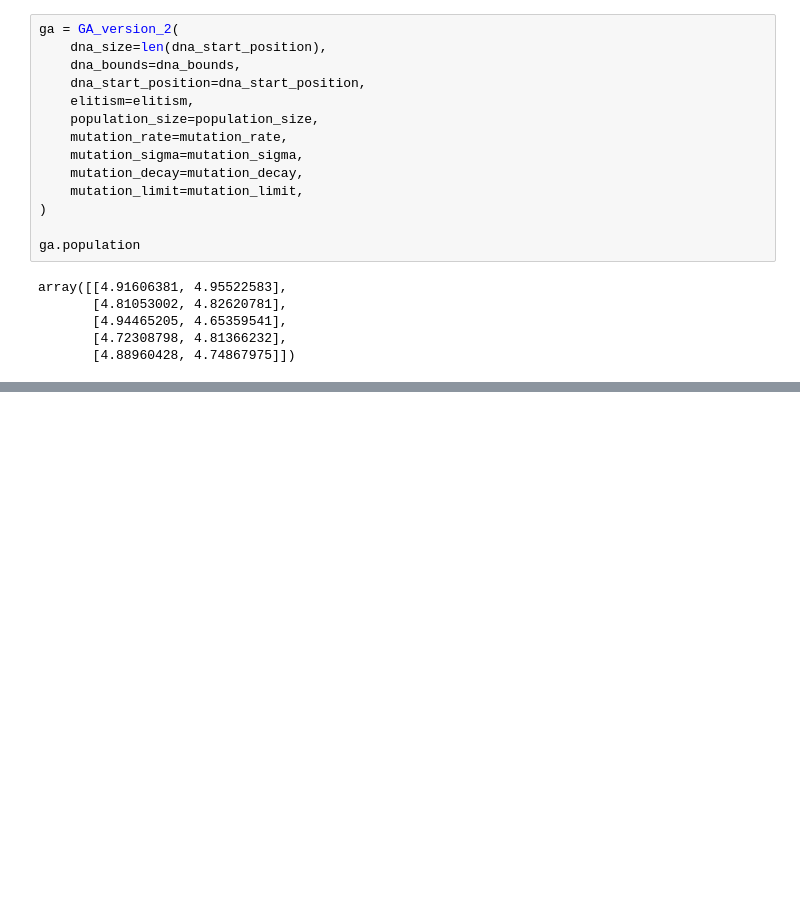
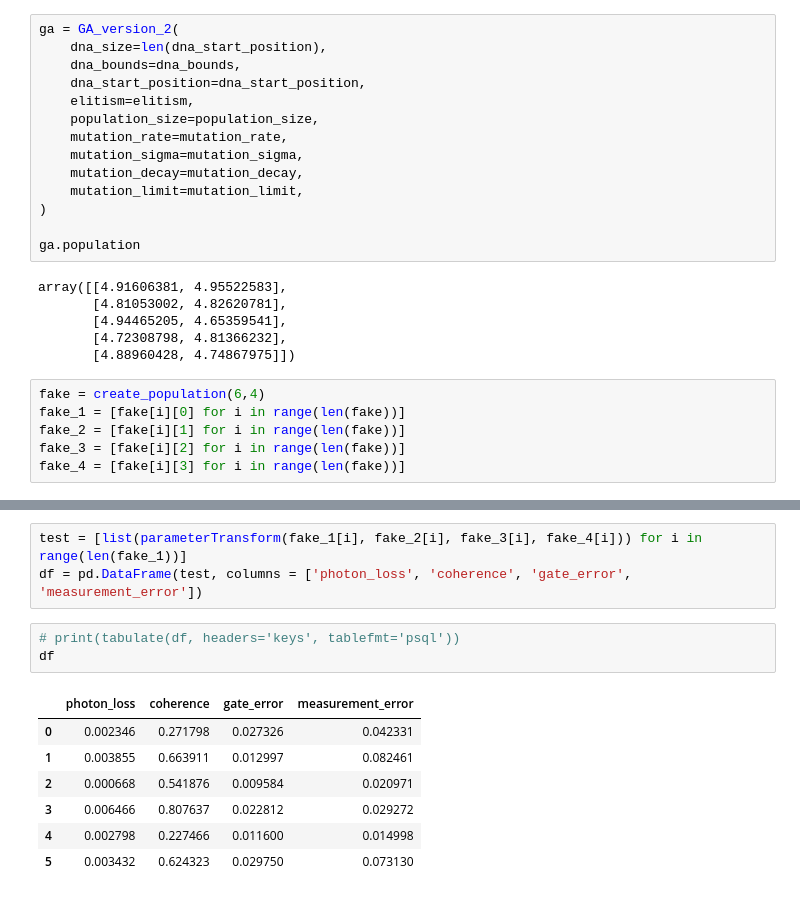
Before and after one commit to PankidT/Qnet-genetic-opt, a Jupyter notebook: tutorial/poramat_work_part/Genetic_algorithm_development/test_ga_DevelopI.ipynb, the cells around one changed output, grey strips where cells are left out. Saved outputs shown, nothing was run; the diff lists cells and outputs as text; blank space fills up the shorter version.

```diff
--- a/tutorial/poramat_work_part/Genetic_algorithm_development/test_ga_DevelopI.ipynb
+++ b/tutorial/poramat_work_part/Genetic_algorithm_development/test_ga_DevelopI.ipynb
@@ -208,3 +214,9 @@ array([[4.91606381, 4.95522583],
        [4.94465205, 4.65359541],
        [4.72308798, 4.81366232],
        [4.88960428, 4.74867975]])
+# %%
+fake = create_population(6,4)
+fake_1 = [fake[i][0] for i in range(len(fake))]
+fake_2 = [fake[i][1] for i in range(len(fake))]
+fake_3 = [fake[i][2] for i in range(len(fake))]
+fake_4 = [fake[i][3] for i in range(len(fake))]
@@ -210,0 +240,14 @@ array([[4.91606381, 4.95522583],
+# %%
+test = [list(parameterTransform(fake_1[i], fake_2[i], fake_3[i], fake_4[i])) for i in range(len(fake_1))]
+df = pd.DataFrame(test, columns = ['photon_loss', 'coherence', 'gate_error', 'measurement_error'])
+# %%
+# print(tabulate(df, headers='keys', tablefmt='psql'))
+df
+# %% [output]
+|  | photon_loss | coherence | gate_error | measurement_error |
+| 0 | 0.002346 | 0.271798 | 0.027326 | 0.042331 |
+| 1 | 0.003855 | 0.663911 | 0.012997 | 0.082461 |
+| 2 | 0.000668 | 0.541876 | 0.009584 | 0.020971 |
+| 3 | 0.006466 | 0.807637 | 0.022812 | 0.029272 |
+| 4 | 0.002798 | 0.227466 | 0.011600 | 0.014998 |
+| 5 | 0.003432 | 0.624323 | 0.029750 | 0.073130 |
```
Also changed, not shown: parts of 6 cells of this notebook, 25 other files.
